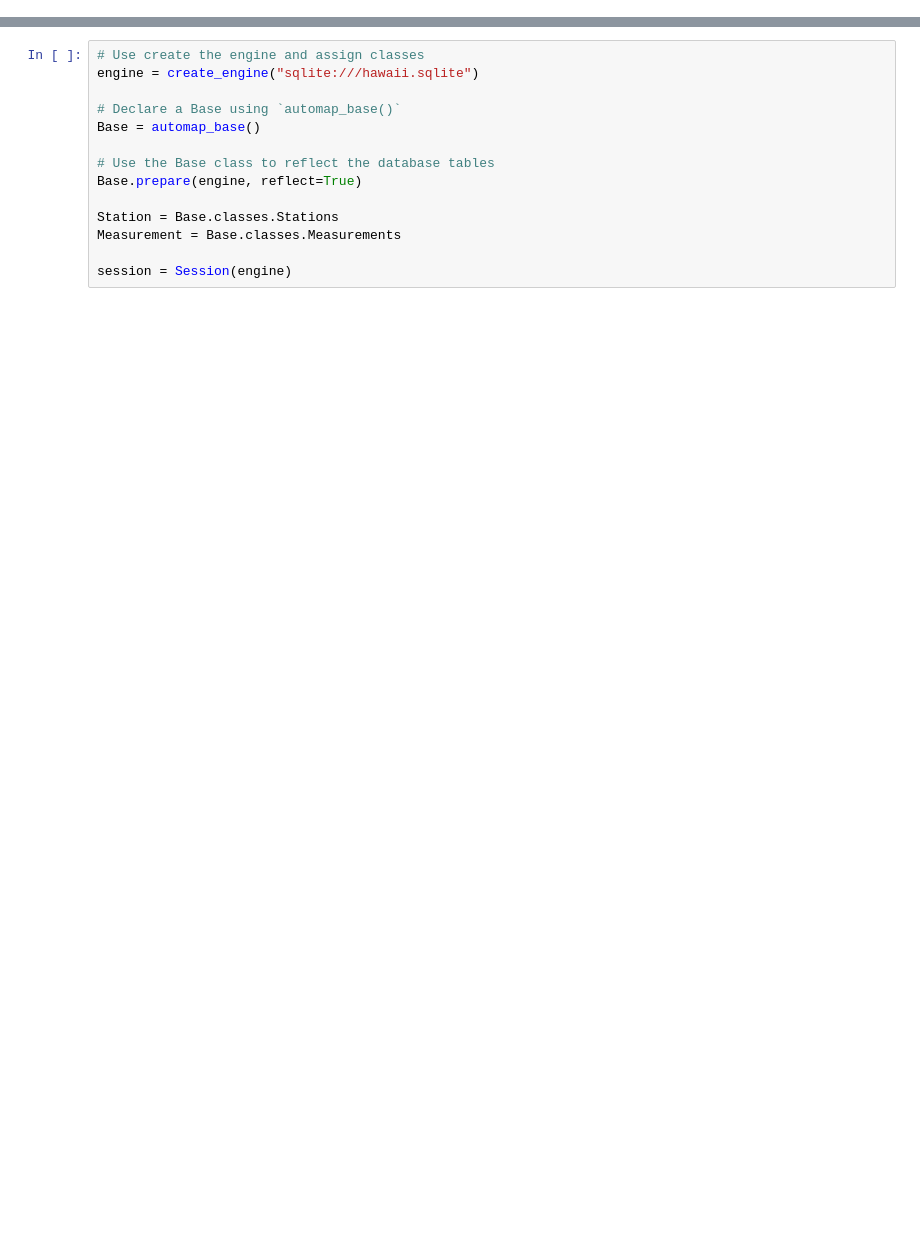
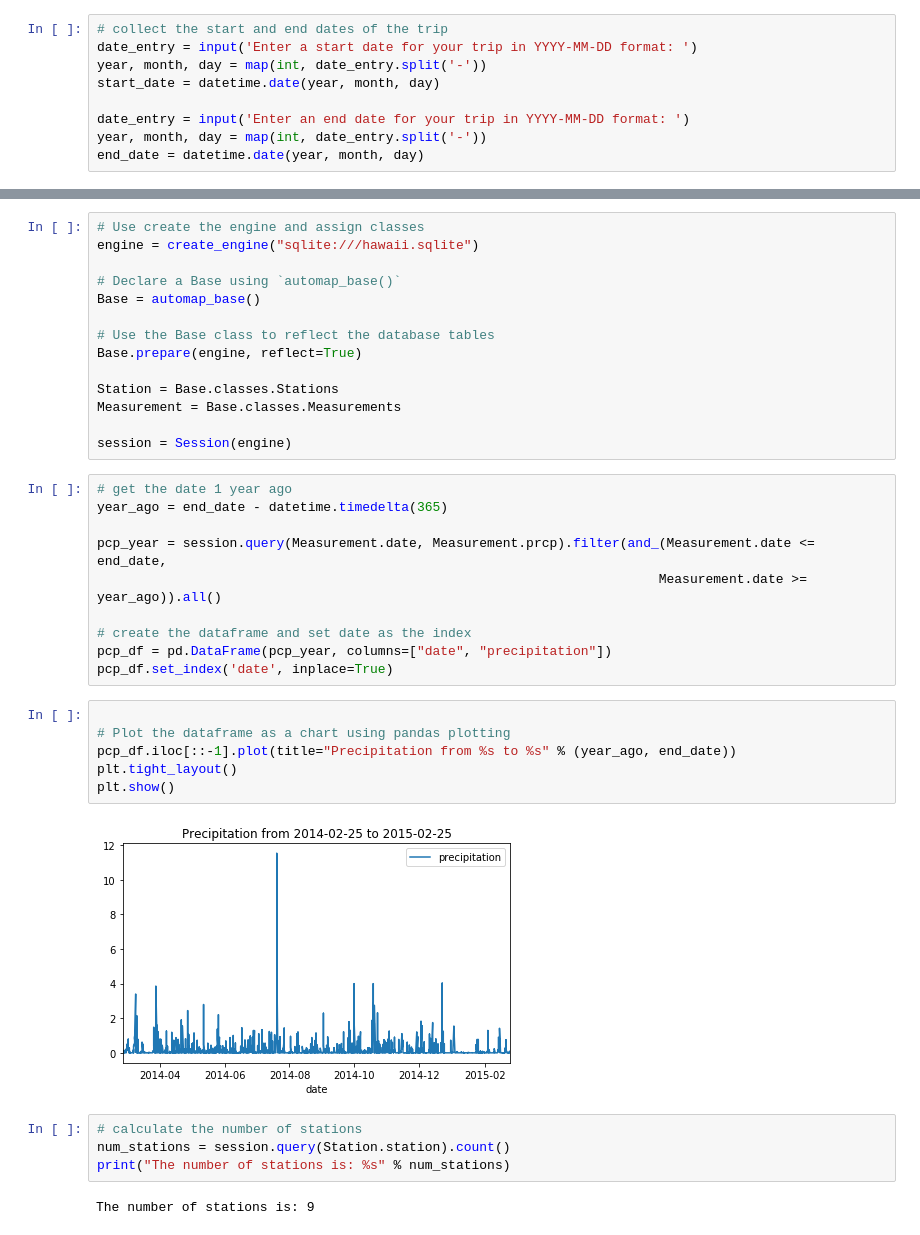
Before and after one commit to mikeycan/Surfs_Up, a Jupyter notebook: climate_analysis.ipynb, the cells around one changed output, grey strips where cells are left out. Cells and saved outputs as stored; diff of their text form; blank space fills up the shorter version.

```diff
--- a/climate_analysis.ipynb
+++ b/climate_analysis.ipynb
@@ -14,3 +14,12 @@ Base = declarative_base()
 from sqlalchemy.ext.automap import automap_base
 
 from sqlalchemy import Column, Integer, String, Float, and_, Date, desc, func
+# %%
+# collect the start and end dates of the trip
+date_entry = input('Enter a start date for your trip in YYYY-MM-DD format: ')
+year, month, day = map(int, date_entry.split('-'))
+start_date = datetime.date(year, month, day)
+
+date_entry = input('Enter an end date for your trip in YYYY-MM-DD format: ')
+year, month, day = map(int, date_entry.split('-'))
+end_date = datetime.date(year, month, day)
@@ -28,3 +40,27 @@ Station = Base.classes.Stations
 Measurement = Base.classes.Measurements
 
 session = Session(engine)
+# %%
+# get the date 1 year ago
+year_ago = end_date - datetime.timedelta(365)
+
+pcp_year = session.query(Measurement.date, Measurement.prcp).filter(and_(Measurement.date <= end_date,
+                                                                        Measurement.date >= year_ago)).all()
+
+# create the dataframe and set date as the index
+pcp_df = pd.DataFrame(pcp_year, columns=["date", "precipitation"])
+pcp_df.set_index('date', inplace=True)
+# %%
+
+# Plot the dataframe as a chart using pandas plotting
+pcp_df.iloc[::-1].plot(title="Precipitation from %s to %s" % (year_ago, end_date))
+plt.tight_layout()
+plt.show()
+# %% [output]
+[figure, added]
+# %%
+# calculate the number of stations
+num_stations = session.query(Station.station).count()
+print("The number of stations is: %s" % num_stations)
+# %% [output]
+The number of stations is: 9
```
Also changed, not shown: parts of 5 cells of this notebook, 2 other files.
